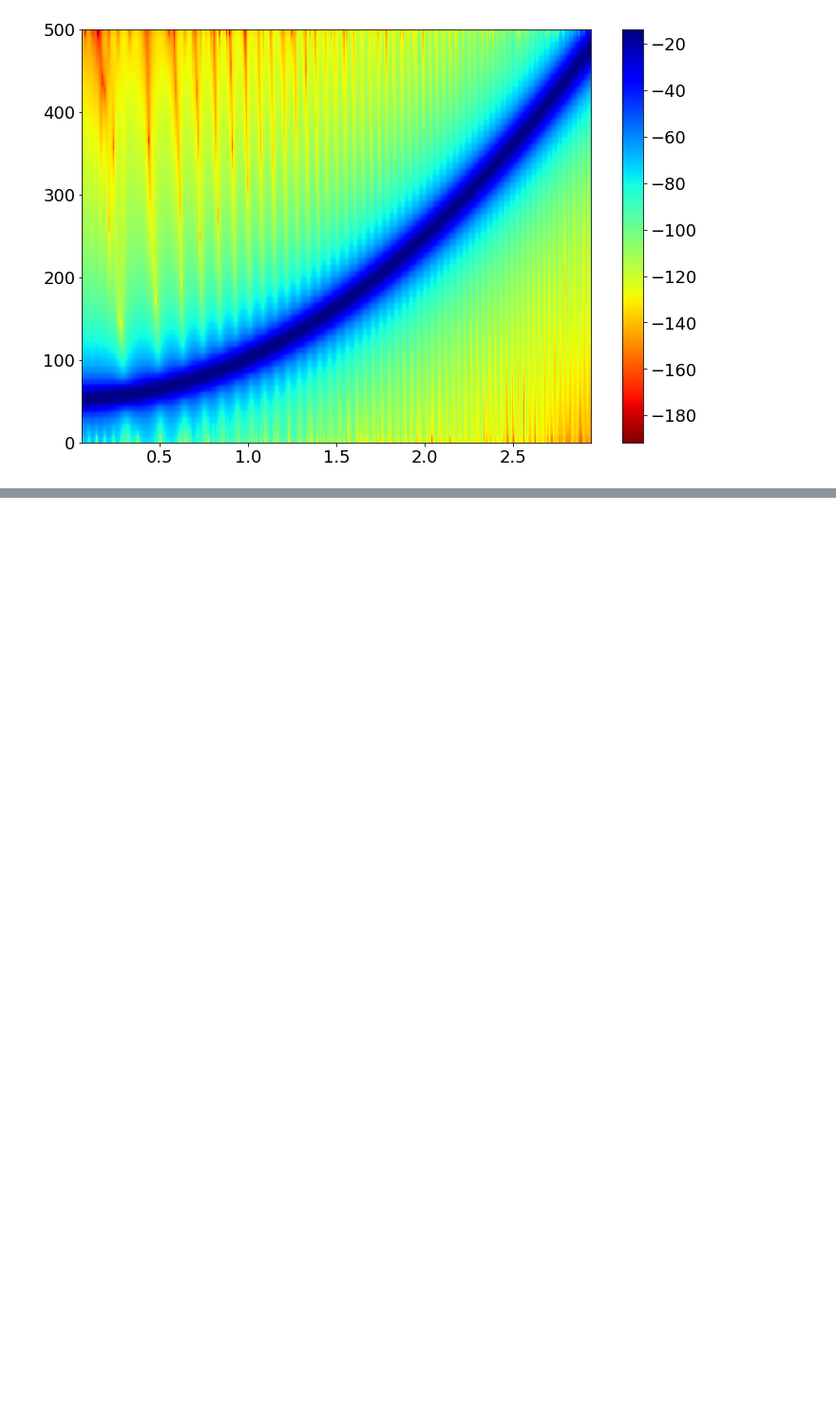
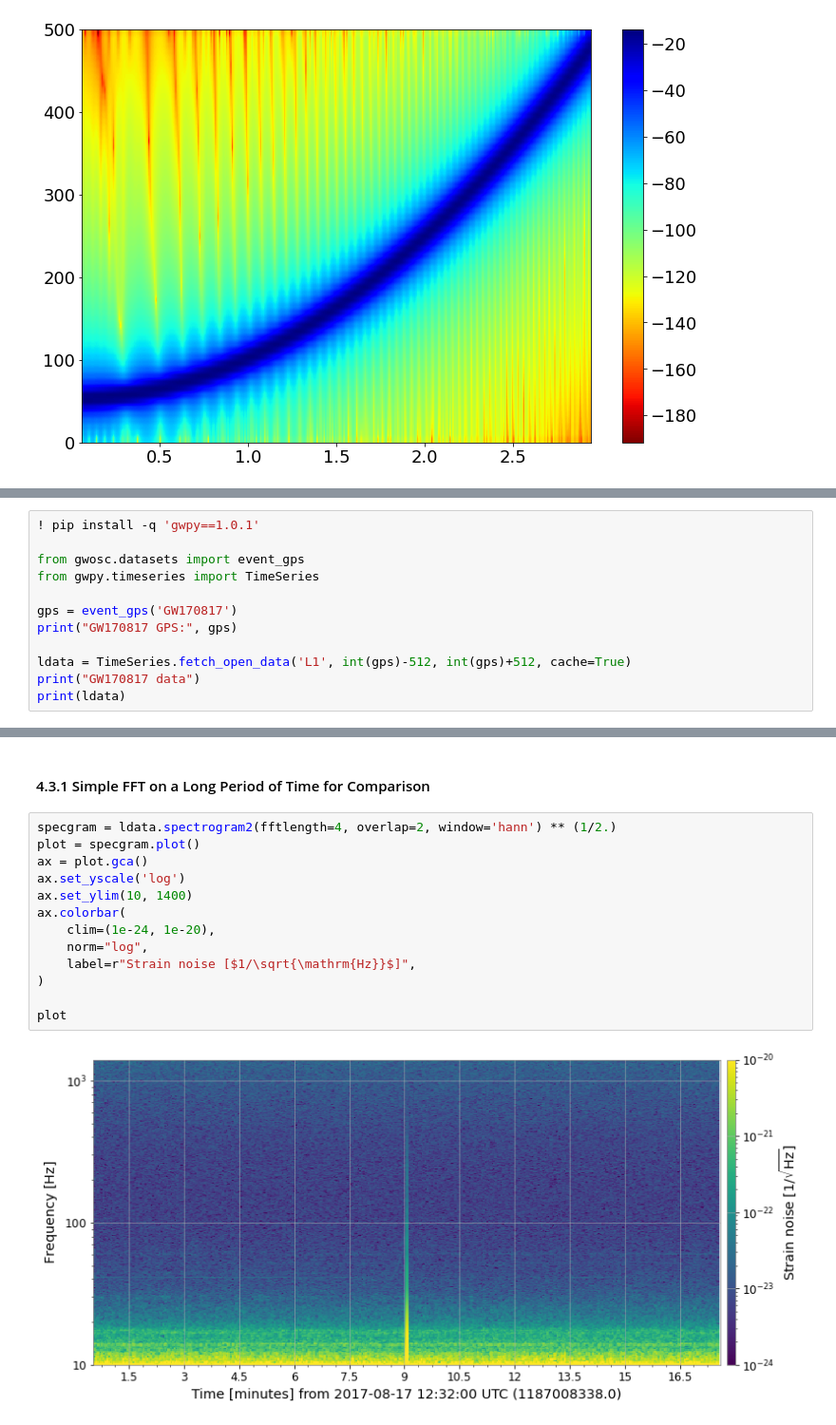
Before and after one commit to xli2522/GW-SignalGen, a Jupyter notebook: fast_chirp_gw.ipynb, the cells around one changed output, grey strips where cells are left out. Shown at 95% size. Saved outputs shown, nothing was run; the diff lists cells and outputs as text; blank space fills up the shorter version.

Commit message:
gwpy q transform spectrogram

```diff
--- a/fast_chirp_gw.ipynb
+++ b/fast_chirp_gw.ipynb
@@ -808,0 +820,12 @@ plt.show()
+# %%
+! pip install -q 'gwpy==1.0.1'
+
+from gwosc.datasets import event_gps
+from gwpy.timeseries import TimeSeries
+
+gps = event_gps('GW170817')
+print("GW170817 GPS:", gps)
+
+ldata = TimeSeries.fetch_open_data('L1', int(gps)-512, int(gps)+512, cache=True)
+print("GW170817 data")
+print(ldata)
@@ -808,0 +842,17 @@ plt.show()
+# %% [markdown]
+#### 4.3.1 Simple FFT on a Long Period of Time for Comparison
+# %%
+specgram = ldata.spectrogram2(fftlength=4, overlap=2, window='hann') ** (1/2.)
+plot = specgram.plot()
+ax = plot.gca()
+ax.set_yscale('log')
+ax.set_ylim(10, 1400)
+ax.colorbar(
+    clim=(1e-24, 1e-20),
+    norm="log",
+    label=r"Strain noise [$1/\sqrt{\mathrm{Hz}}$]",
+)
+
+plot
+# %% [output]
+[figure, added]
```
Also changed, not shown: parts of 12 cells of this notebook.
